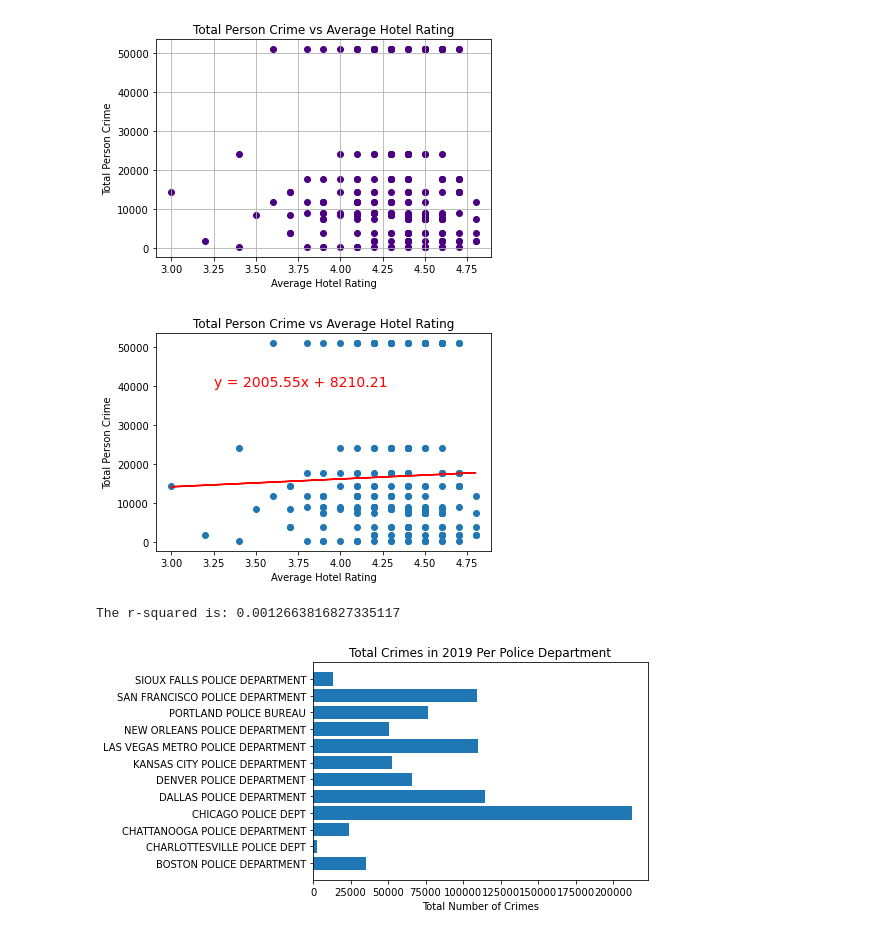
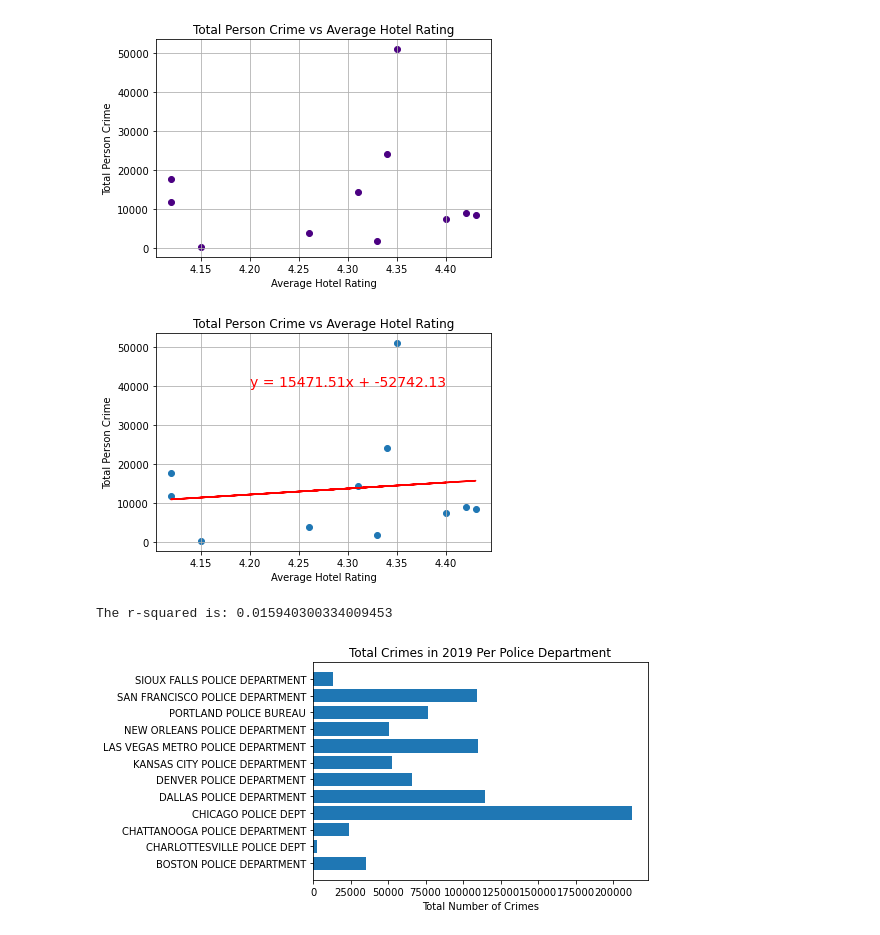
Before and after one commit to meghanvl/project_won, a Jupyter notebook: Visualizations.ipynb, the cells around one changed output. Drawn from its saved outputs; the diff is of its cells as text; code cells hidden in the pictures.

```diff
--- a/Visualizations.ipynb
+++ b/Visualizations.ipynb
@@ -40,6 +40,6 @@ total_crime_rates
 | 10 | SAN FRANCISCO POLICE DEPARTMENT | CA | CA0380100 | San Francisco city, California | 870044.0 | 109482 | 11866 | ... |
 | 11 | SIOUX FALLS POLICE DEPARTMENT | SD | SD0490200 | Sioux Falls city, South Dakota | 174151.0 | 13230 | 1895 | ... |
 # %%
-hotel_ratings = pd.read_csv("CSV_Files/total_hotel_rating.csv")
+hotel_ratings = pd.read_csv("CSV_Files/avg_hotel_rating.csv")
 hotel_ratings
 # %% [output]
@@ -202,28 +209,29 @@ plt.savefig("PersonCrimevsHotelRating.png")
 plt.grid()
 plt.show()
 # %% [output]
-[figure, old version]
+[figure, new version]
 # %%
 #Total Person Crime vs Hotel Rating linear regression
 x_values = rating_crime_df["Hotel Rating"]
 y_values = rating_crime_df["Total Person Crime"]
 
 (slope, intercept, rvalue, pvalue, stderr) = linregress(x_values, y_values)
 regression = x_values * slope + intercept
 line_equation = "y = " + str(round(slope,2)) + "x + " + str(round(intercept,2))
 plt.scatter(x_values, y_values)
 plt.plot(x_values, regression, "r-")
 plt.title("Total Person Crime vs Average Hotel Rating")
 plt.xlabel("Average Hotel Rating")
 plt.ylabel("Total Person Crime")
-plt.annotate(line_equation,(3.25,40000), fontsize=14, color="red")
+plt.annotate(line_equation,(4.20,40000), fontsize=14, color="red")
 plt.savefig("PersonCrimevsHotelRatingLinear.png")
+plt.grid()
 plt.show()
 
 print(f"The r-squared is: {rvalue**2}")
 # %% [output]
-[figure, old version]
+[figure, new version]
-The r-squared is: 0.0012663816827335117
+The r-squared is: 0.015940300334009453
 # %%
 #Total Crimes in 2019 Per Police Department in each city
 x_values = total_crime_rates["Police Department"]
```
Also changed, not shown: parts of 10 cells of this notebook.
